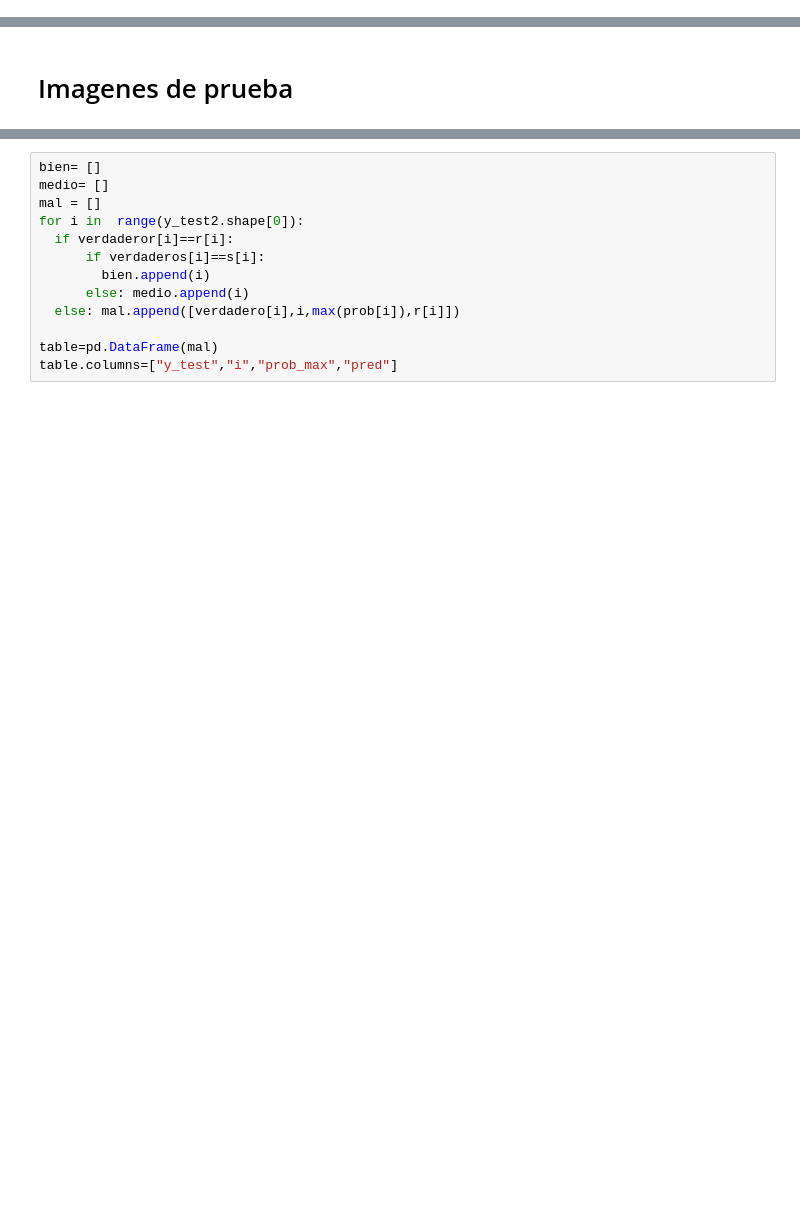
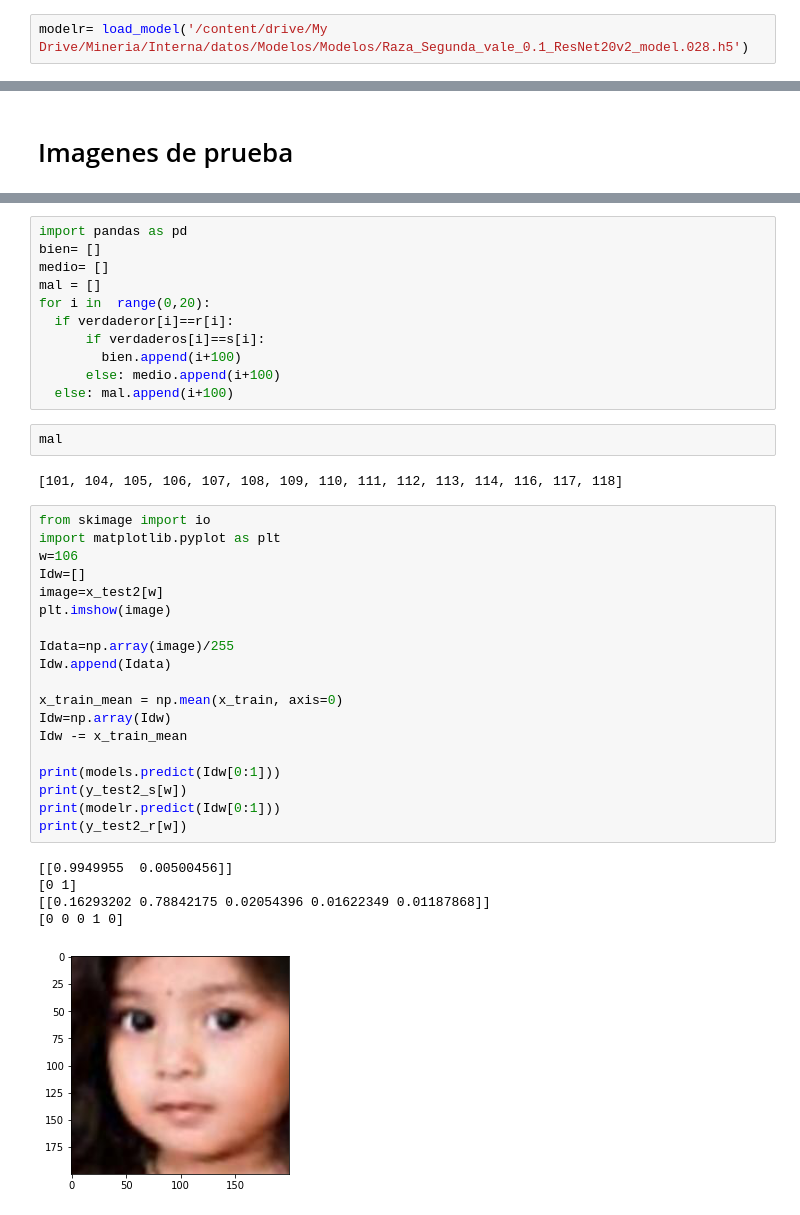
Before and after one commit to vachaconcu/Mineriadatos, a Jupyter notebook: Modelos.ipynb, the cells around one changed output, grey strips where cells are left out. Cells and saved outputs as stored; diff of their text form; blank space fills up the shorter version.

```diff
--- a/Modelos.ipynb
+++ b/Modelos.ipynb
@@ -27,0 +27,2 @@ modelr=
+# %%
+modelr= load_model('/content/drive/My Drive/Mineria/Interna/datos/Modelos/Modelos/Raza_Segunda_vale_0.1_ResNet20v2_model.028.h5')
@@ -52,14 +64,41 @@ for i in range(y_test2.shape[0]):
 # %%
+import pandas as pd
 bien= []
 medio= []
 mal = []
-for i in  range(y_test2.shape[0]):
+for i in  range(0,20):
   if verdaderor[i]==r[i]:
       if verdaderos[i]==s[i]:
-        bien.append(i)
-      else: medio.append(i)
-  else: mal.append([verdadero[i],i,max(prob[i]),r[i]])
-
-table=pd.DataFrame(mal)
-table.columns=["y_test","i","prob_max","pred"]
+        bien.append(i+100)
+      else: medio.append(i+100)
+  else: mal.append(i+100)
+# %%
+mal
+# %% [output]
+[101, 104, 105, 106, 107, 108, 109, 110, 111, 112, 113, 114, 116, 117, 118]
+# %%
+from skimage import io
+import matplotlib.pyplot as plt
+w=106
+Idw=[]
+image=x_test2[w]
+plt.imshow(image)
+
+Idata=np.array(image)/255
+Idw.append(Idata)
+
+x_train_mean = np.mean(x_train, axis=0)
+Idw=np.array(Idw)
+Idw -= x_train_mean
+
+print(models.predict(Idw[0:1]))
+print(y_test2_s[w])
+print(modelr.predict(Idw[0:1]))
+print(y_test2_r[w])
+# %% [output]
+[[0.9949955  0.00500456]]
+[0 1]
+[[0.16293202 0.78842175 0.02054396 0.01622349 0.01187868]]
+[0 0 0 1 0]
+[figure, added]
 # %%
```
Also changed, not shown: parts of 10 cells of this notebook.
